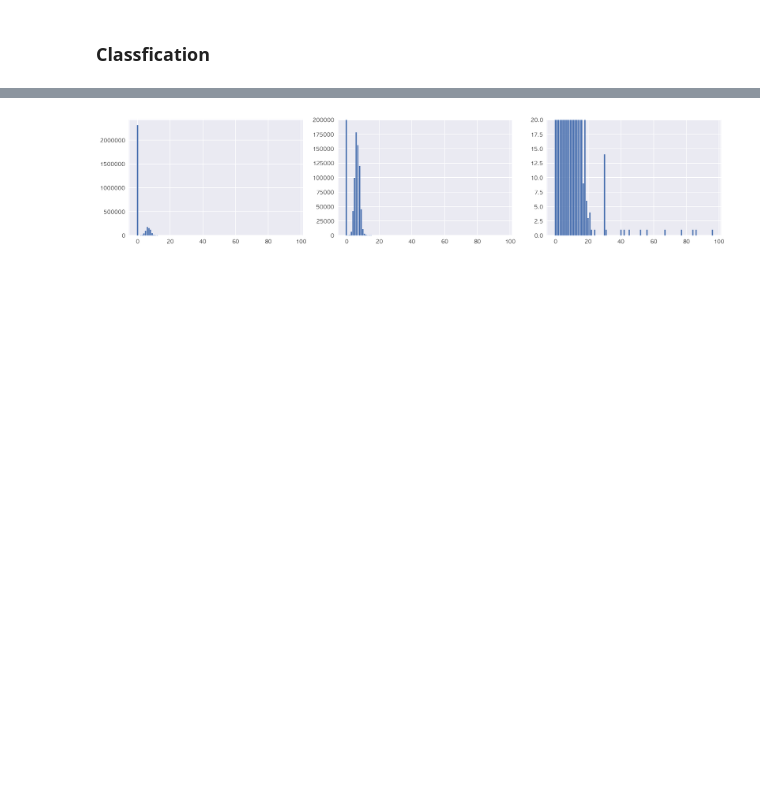
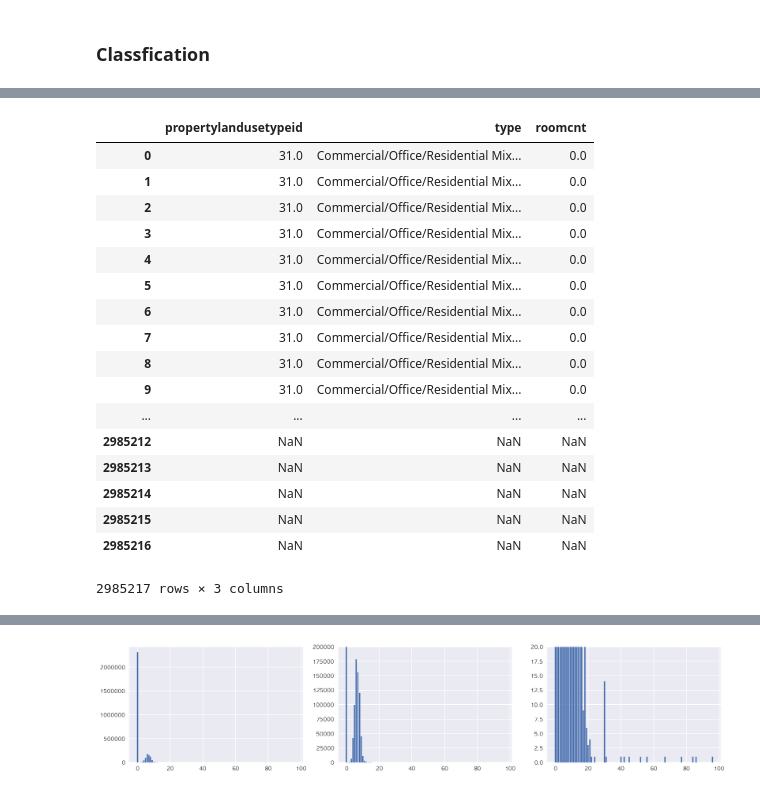
Before and after one commit to daesookimds/Zillow-Home-Value-Prediction-Project-by-Python, a Jupyter notebook: Hyungeun Yoon/1st_part_EDA.ipynb, the cells around one changed output, grey strips where cells are left out. Drawn from its saved outputs; the diff is of its cells as text; code cells hidden in the pictures; blank space fills up the shorter version.

```diff
--- a/Hyungeun Yoon/1st_part_EDA.ipynb
+++ b/Hyungeun Yoon/1st_part_EDA.ipynb
@@ -127,0 +129,9 @@ class_censustractandblock = mod_properties_2016.groupby('censustractandblock').s
+# %%
+class_porpertlacdusetypeid = properties_2016.groupby('propertylandusetypeid').size().reset_index(name="counts")
+class_porpertlacdusetypeid["type"] = ["Commercial/Office/Residential Mixed Used", "Store/Office (Mixed Use)",\
+                                      "Duplex (2 Units, Any Combination)", "Triplex (3 Units, Any Combination)",\
+                                      "Quadruplex (4 Units, Any Combination)","Residential General", "Single Family Residential",\
+                                      "Mobile Home", "Townhouse", "Cluster Home", "Cooperative", "Condominium", "Planned Unit Development",\
+                                      "Residential Common Area", "Manufactured, Modular, Prefabricated Homes"
+                                     ]
+class_porpertlacdusetypeid
@@ -128 +155,24 @@ class_censustractandblock = mod_properties_2016.groupby('censustractandblock').s
+# %%
+roomcnt_type = properties_2016[["roomcnt", "propertylandusetypeid"]]
+merge_roomcnt = pd.merge(class_porpertlacdusetypeid[['propertylandusetypeid', 'type']], roomcnt_type[['roomcnt','propertylandusetypeid']], how = 'outer' )
+merge_roomcnt
+# %% [output]
+|  | propertylandusetypeid | type | roomcnt |
+| 0 | 31.0 | Commercial/Office/Residential Mix... | 0.0 |
+| 1 | 31.0 | Commercial/Office/Residential Mix... | 0.0 |
+| 2 | 31.0 | Commercial/Office/Residential Mix... | 0.0 |
+| 3 | 31.0 | Commercial/Office/Residential Mix... | 0.0 |
+| 4 | 31.0 | Commercial/Office/Residential Mix... | 0.0 |
+| 5 | 31.0 | Commercial/Office/Residential Mix... | 0.0 |
+| 6 | 31.0 | Commercial/Office/Residential Mix... | 0.0 |
+| 7 | 31.0 | Commercial/Office/Residential Mix... | 0.0 |
+| 8 | 31.0 | Commercial/Office/Residential Mix... | 0.0 |
+| 9 | 31.0 | Commercial/Office/Residential Mix... | 0.0 |
+| ... | ... | ... | ... |
+| 2985212 | NaN | NaN | NaN |
+| 2985213 | NaN | NaN | NaN |
+| 2985214 | NaN | NaN | NaN |
+| 2985215 | NaN | NaN | NaN |
+| 2985216 | NaN | NaN | NaN |
+2985217 rows × 3 columns
 # %%
```
Also changed, not shown: parts of 18 cells of this notebook, 1 other file.
